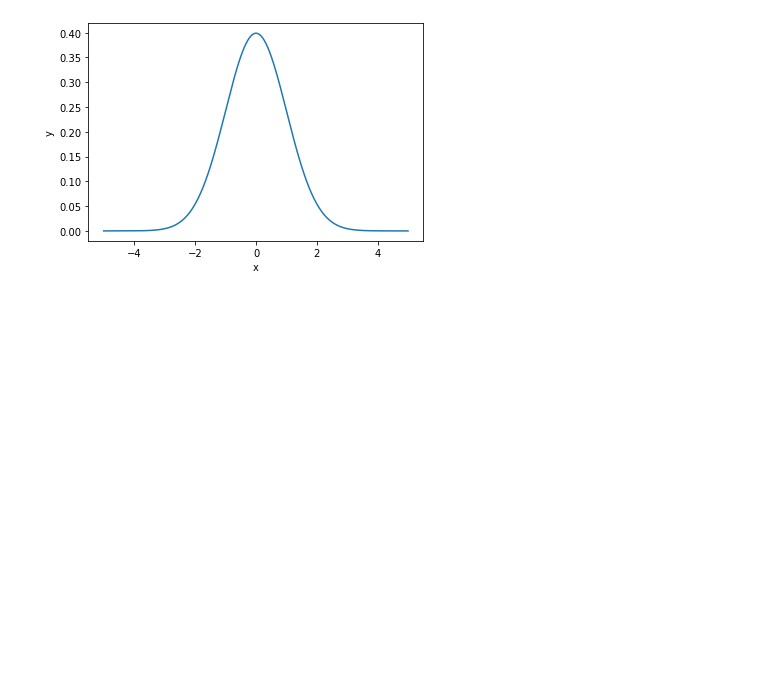
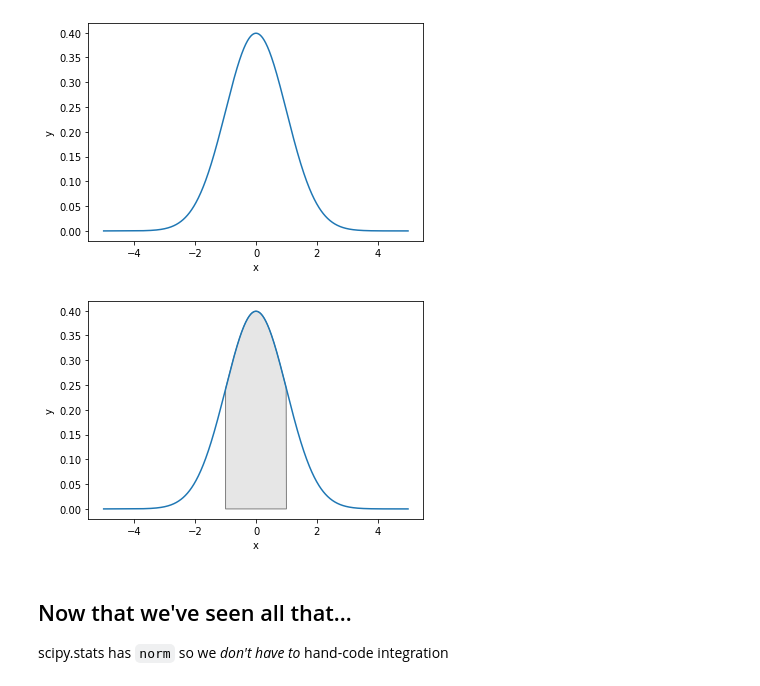
Before and after one commit to 4dsolutions/School_of_Tomorrow, a Jupyter notebook: stats_works.ipynb, the cells around one changed output. Saved outputs shown, nothing was run; the diff lists cells and outputs as text; code cells hidden in the pictures; blank space fills up the shorter version.

Commit message:
area under curve

````diff
--- a/stats_works.ipynb
+++ b/stats_works.ipynb
@@ -226,3 +236,24 @@ plt.ylabel("y")
 ax.plot(domain, output);
 # %% [output]
 [figure]
+# %%
+from matplotlib.patches import Polygon
+
+fig = plt.figure() # fresh and new
+ax  = plt.subplot('111') # 1 row, 1 column, subplot 1
+plt.xlabel("x")
+plt.ylabel("y")
+ax.plot(domain, output)
+ix = np.arange(-1,1,.01)
+iy = vg(ix)
+output = vg(domain) # thanks to vectorize, we can dispense with the looping structure
+verts = [(-1, 0), *zip(ix, iy), (1, 0)]
+poly = Polygon(verts, facecolor='0.9', edgecolor='0.5')
+ax.add_patch(poly)
+plt.show();
+# %% [output]
+[figure, added]
+# %% [markdown]
+## Now that we've seen all that...
+
+scipy.stats has ```norm``` so we *don't have to* hand-code integration
````
Also changed, not shown: parts of 9 cells of this notebook.
